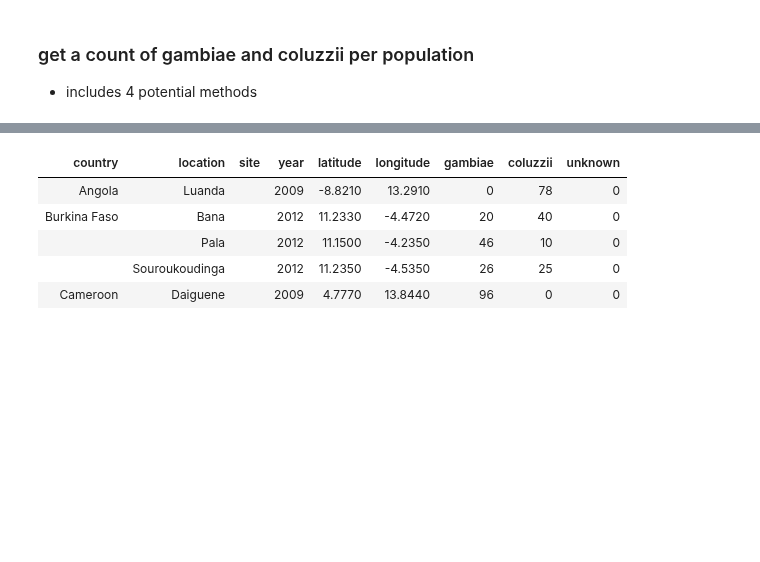
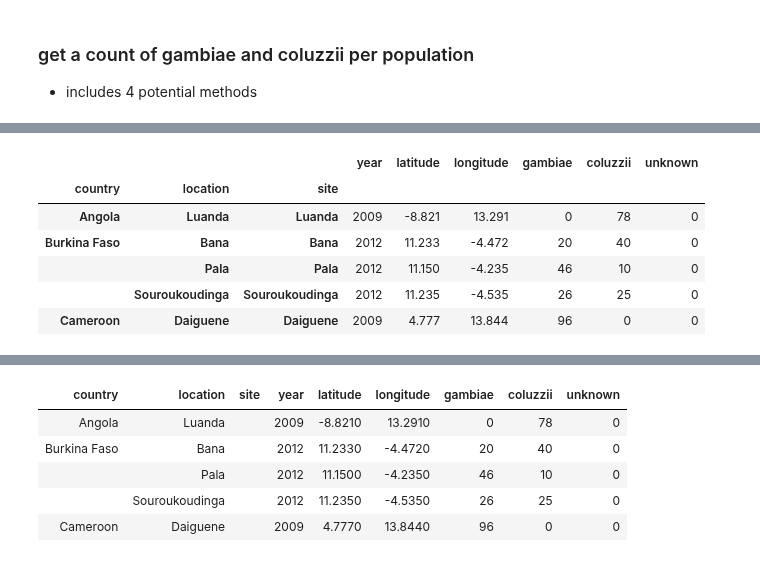
Before and after one commit to alimanfoo/ag1000g-phase2-data-paper, a Jupyter notebook: notebooks/Table_sampling_locations.ipynb, the cells around one changed output, grey strips where cells are left out. Drawn from its saved outputs; the diff is of its cells as text; code cells hidden in the pictures; blank space fills up the shorter version.

Commit message:
Tidy up table notebook

```diff
--- a/notebooks/Table_sampling_locations.ipynb
+++ b/notebooks/Table_sampling_locations.ipynb
@@ -163,0 +97,5 @@ hm
+# %%
+tb.set_index(['country', 'location', 'site'], inplace=True)
+# %%
+tb = tb.drop(["size"], axis=1)
+tb.head()
@@ -164,3 +110,17 @@ hm
+# %%
+count_g = count_g[["gambiae", "coluzzii", "unknown"]]
+# %%
+hm = pd.concat([tb, count_g], axis=1)
+# %%
+hm.head()
+# %% [output]
+|  |  |  | year | latitude | longitude | gambiae | coluzzii | unknown |
+| country | location | site |  |  |  |  |  |  |
+| Angola | Luanda | Luanda | 2009 | -8.821 | 13.291 | 0 | 78 | 0 |
+| Burkina Faso | Bana | Bana | 2012 | 11.233 | -4.472 | 20 | 40 | 0 |
+|  | Pala | Pala | 2012 | 11.150 | -4.235 | 46 | 10 | 0 |
+|  | Souroukoudinga | Souroukoudinga | 2012 | 11.235 | -4.535 | 26 | 25 | 0 |
+| Cameroon | Daiguene | Daiguene | 2009 | 4.777 | 13.844 | 96 | 0 | 0 |
 # %%
 #pandas to latex doesn't seem as flexible as petl - switch
 #hntx = hm.to_latex(index=False)
```
Also changed, not shown: parts of 19 cells of this notebook.
